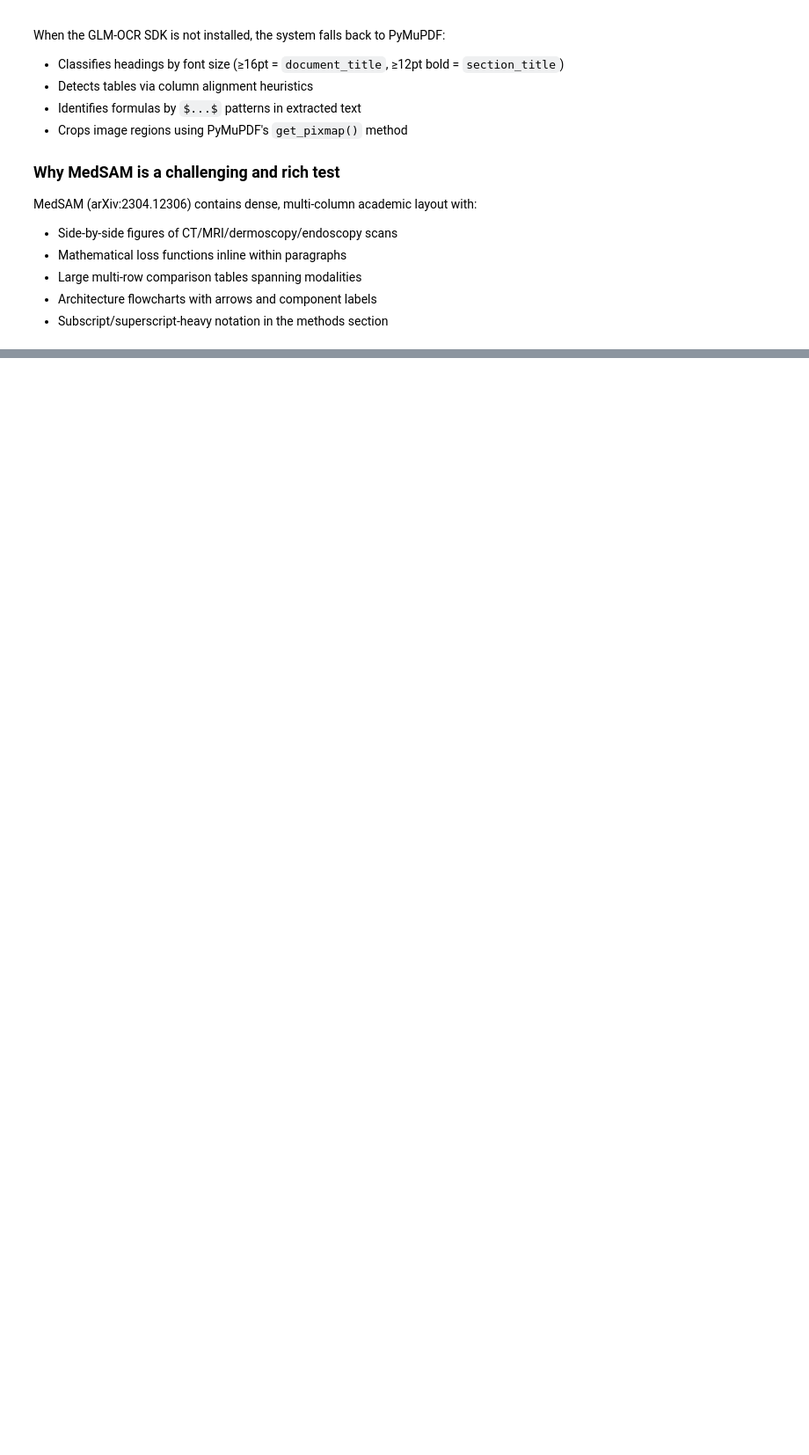
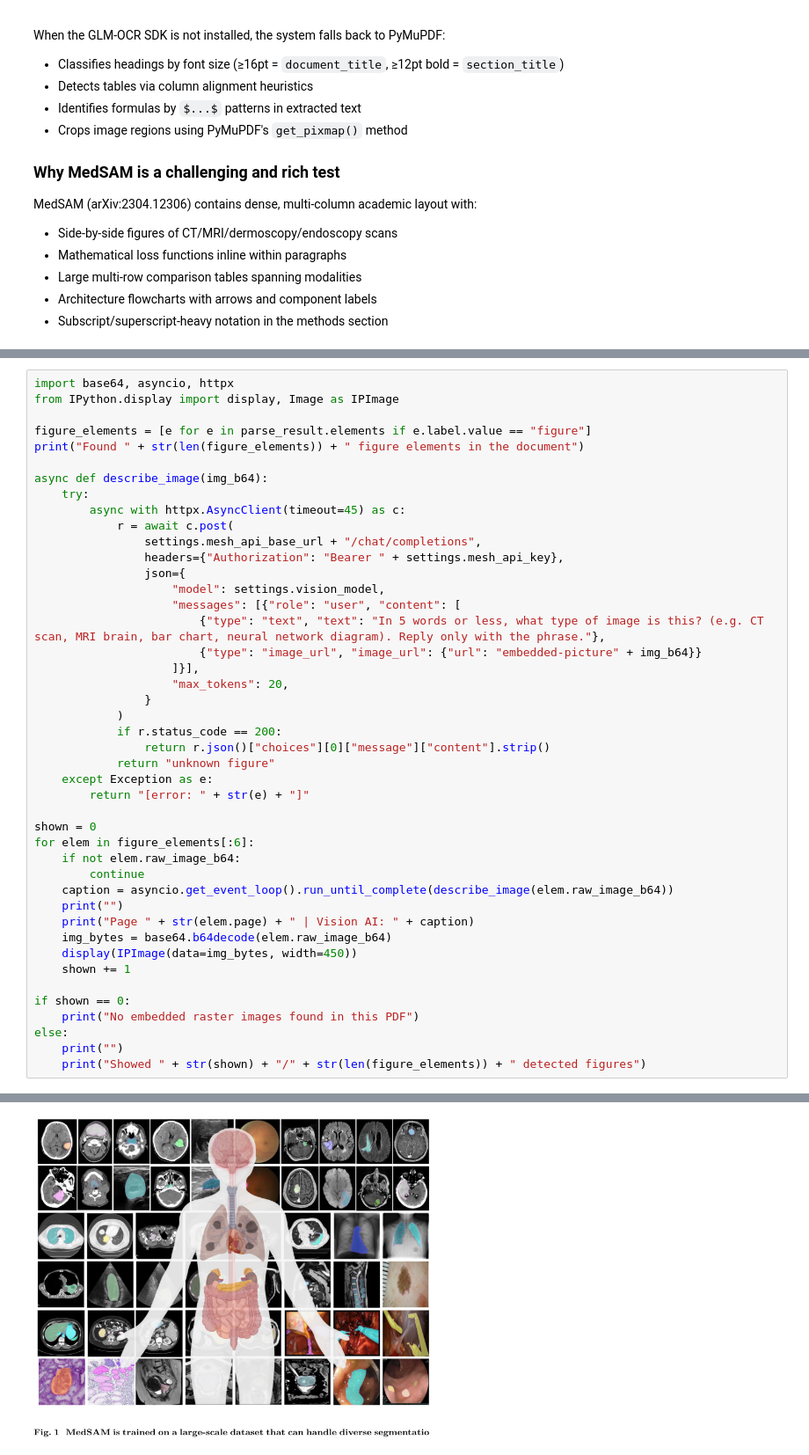
Before and after one commit to jndumu/Enhanced-Multimodel-Rag-Hackerton, a Jupyter notebook: notebooks/01_medical_medsam.ipynb, the cells around one changed output, grey strips where cells are left out. Shown at 88% size. Drawn from its saved outputs; the diff is of its cells as text; blank space fills up the shorter version.

```diff
--- a/notebooks/01_medical_medsam.ipynb
+++ b/notebooks/01_medical_medsam.ipynb
@@ -230,0 +243,45 @@ Sample elements (first 5):
+# %%
+import base64, asyncio, httpx
+from IPython.display import display, Image as IPImage
+
+figure_elements = [e for e in parse_result.elements if e.label.value == "figure"]
+print("Found " + str(len(figure_elements)) + " figure elements in the document")
+
+async def describe_image(img_b64):
+    try:
+        async with httpx.AsyncClient(timeout=45) as c:
+            r = await c.post(
+                settings.mesh_api_base_url + "/chat/completions",
+                headers={"Authorization": "Bearer " + settings.mesh_api_key},
+                json={
+                    "model": settings.vision_model,
+                    "messages": [{"role": "user", "content": [
+                        {"type": "text", "text": "In 5 words or less, what type of image is this? (e.g. CT scan, MRI brain, bar chart, neural network diagram). Reply only with the phrase."},
+                        {"type": "image_url", "image_url": {"url": "embedded-picture" + img_b64}}
+                    ]}],
+                    "max_tokens": 20,
+                }
+            )
+            if r.status_code == 200:
+                return r.json()["choices"][0]["message"]["content"].strip()
+            return "unknown figure"
+    except Exception as e:
+        return "[error: " + str(e) + "]"
+
+shown = 0
+for elem in figure_elements[:6]:
+    if not elem.raw_image_b64:
+        continue
+    caption = asyncio.get_event_loop().run_until_complete(describe_image(elem.raw_image_b64))
+    print("")
+    print("Page " + str(elem.page) + " | Vision AI: " + caption)
+    img_bytes = base64.b64decode(elem.raw_image_b64)
+    display(IPImage(data=img_bytes, width=450))
+    shown += 1
+
+if shown == 0:
+    print("No embedded raster images found in this PDF")
+else:
+    print("")
+    print("Showed " + str(shown) + "/" + str(len(figure_elements)) + " detected figures")
+# %% [output]
@@ -230,0 +291 @@ Sample elements (first 5):
+[figure, added]
```
Also changed, not shown: parts of 15 cells of this notebook, 3 other files.
